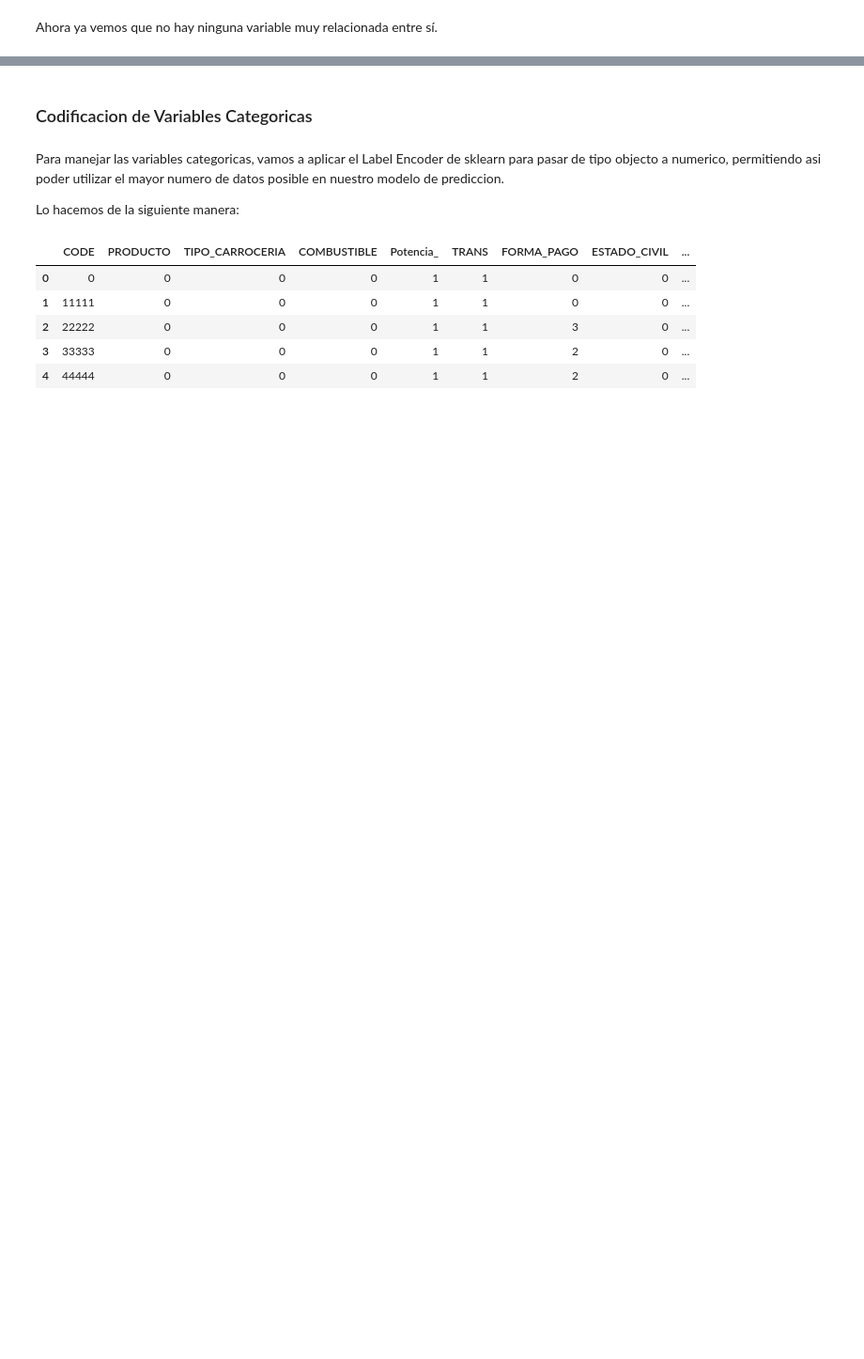
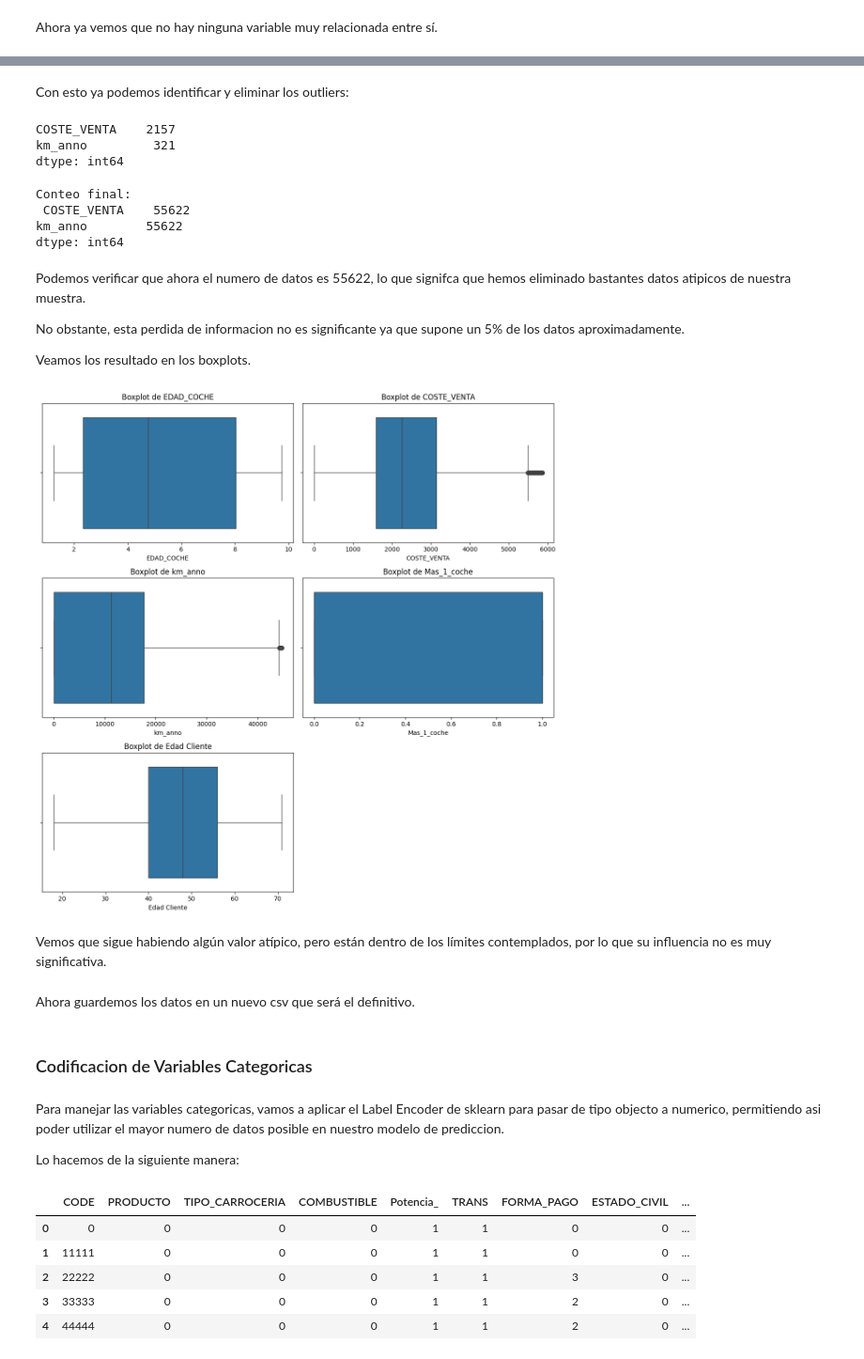
Before and after one commit to pelahumi/Modelo-Propension, a Jupyter notebook: fix_data.ipynb, the cells around one changed output, grey strips where cells are left out. Shown at 94% size. Saved outputs shown, nothing was run; the diff lists cells and outputs as text; code cells hidden in the pictures; blank space fills up the shorter version.

Commit message:
Añadimos los outliers al jupyter

```diff
--- a/fix_data.ipynb
+++ b/fix_data.ipynb
@@ -155,0 +166,7 @@ show_boxplots(df)
+# %%
+df_outliers = df[['COSTE_VENTA', 'km_anno']]
+print("\n\nConteo inicial:\n", df_outliers.count(), '\n')
+
+Q1 = df_outliers.quantile(0.25)
+Q3 = df_outliers.quantile(0.75)
+IQR = Q3 - Q1
@@ -155,0 +182,39 @@ show_boxplots(df)
+# %%
+lower_bound = Q1 - 1.5 * IQR
+upper_bound = Q3 + 1.5 * IQR
+# %% [markdown]
+Con esto ya podemos identificar y eliminar los outliers:
+# %%
+# Localizamos los outliers
+outliers = df_outliers[(df_outliers < lower_bound) | (df_outliers > upper_bound)]
+
+# Mostramos la cantidad de outliers
+outliers.count()
+# %% [output]
+COSTE_VENTA    2157
+km_anno         321
+dtype: int64
+# %%
+# Eliminar filas con outliers en 'COSTE_VENTA' y 'km_anno'
+db_cleaned = df[~((df['COSTE_VENTA'].isin(outliers['COSTE_VENTA'])) | (df['km_anno'].isin(outliers['km_anno'])))]
+
+print("\n\nConteo final:\n", db_cleaned[['COSTE_VENTA', 'km_anno']].count(), '\n')
+# %% [output]
+Conteo final:
+ COSTE_VENTA    55622
+km_anno        55622
+dtype: int64
+# %% [markdown]
+Podemos verificar que ahora el numero de datos es 55622, lo que signifca que hemos eliminado bastantes datos atipicos de nuestra muestra.
+
+No obstante, esta perdida de informacion no es significante ya que supone un 5% de los datos aproximadamente.
+
+Veamos los resultado en los boxplots.
+# %%
+show_boxplots(db_cleaned)
+# %% [output]
+[figure, added]
+# %% [markdown]
+Vemos que sigue habiendo algún valor atípico, pero están dentro de los límites contemplados, por lo que su influencia no es muy significativa.
+# %% [markdown]
+Ahora guardemos los datos en un nuevo csv que será el definitivo.
```
Also changed, not shown: parts of 25 cells of this notebook, 3 other files.
